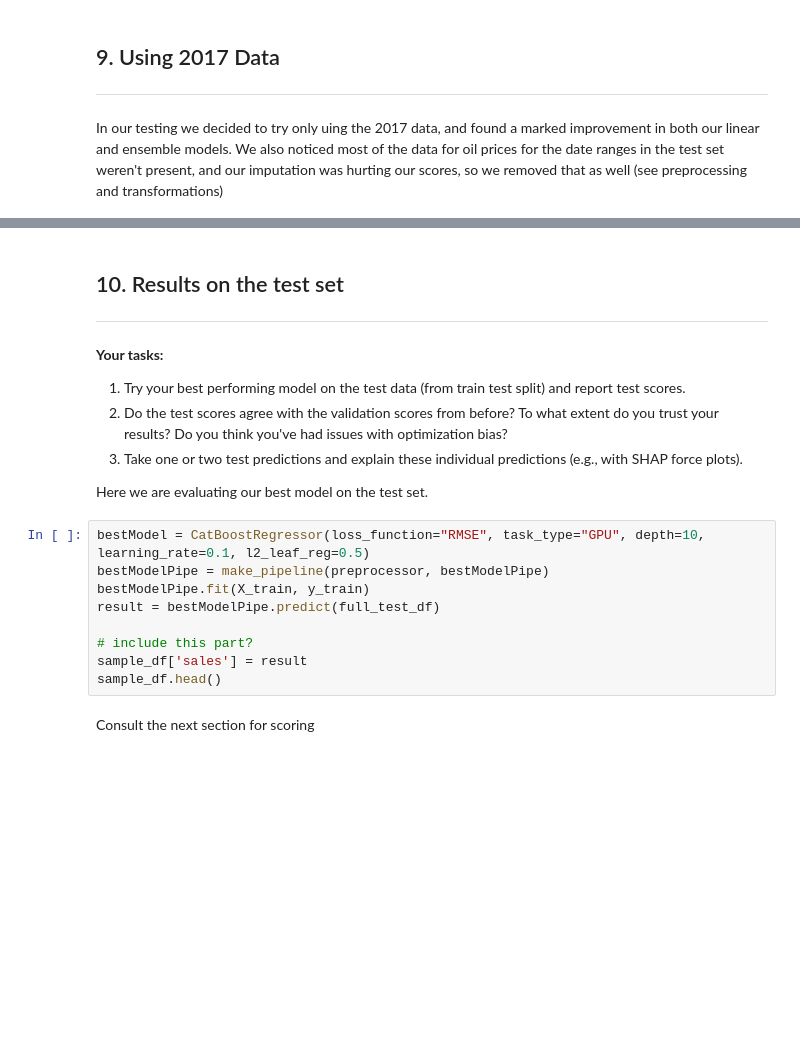
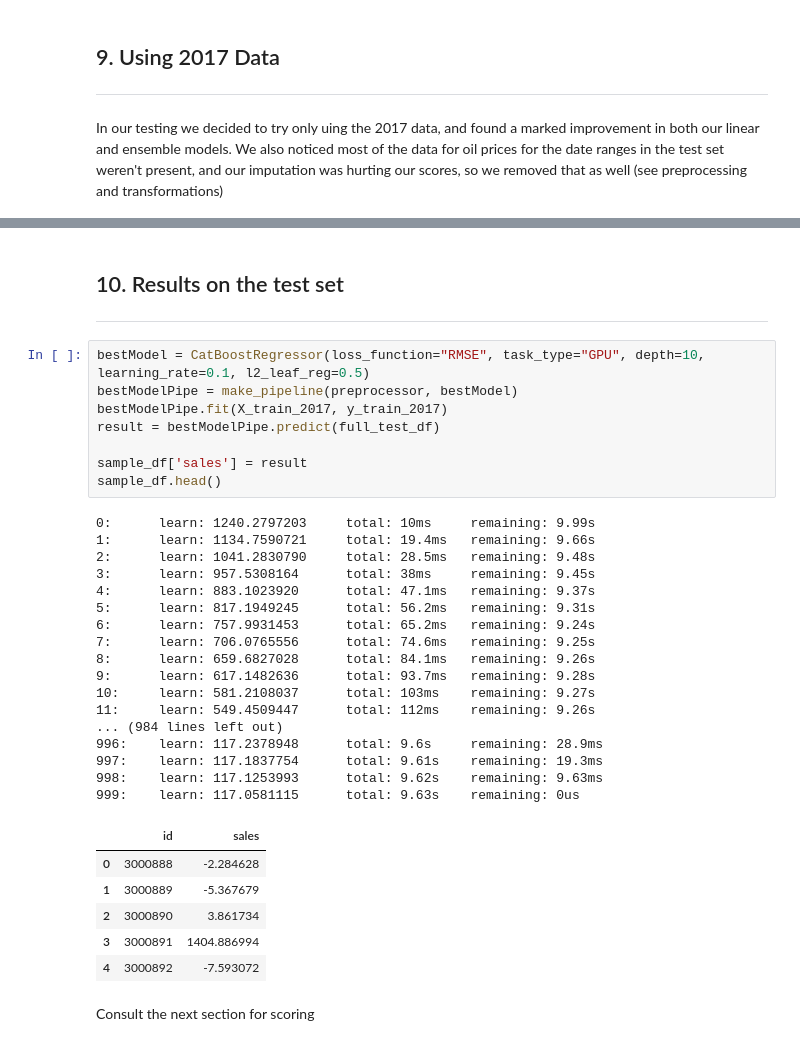
Before and after one commit to WizardRyan/Machine-Learning-Group-Project, a Jupyter notebook: TeamUndefinedFinalSubmission.ipynb, the cells around one changed output, grey strips where cells are left out. Drawn from its saved outputs; the diff is of its cells as text; blank space fills up the shorter version.

Commit message:
final report v1

```diff
--- a/TeamUndefinedFinalSubmission.ipynb
+++ b/TeamUndefinedFinalSubmission.ipynb
@@ -358,25 +544,40 @@ train_2017_df.head()
-# %% [markdown]
-<!-- BEGIN QUESTION -->
-
-## 10. Results on the test set <a name="10"></a>
-<hr>
-
-**Your tasks:**
-
-1. Try your best performing model on the test data (from train test split) and report test scores.
-2. Do the test scores agree with the validation scores from before? To what extent do you trust your results? Do you think you've had issues with optimization bias?
-3. Take one or two test predictions and explain these individual predictions (e.g., with SHAP force plots).
-
-Here we are evaluating our best model on the test set.
+# %% [markdown]
+<!-- BEGIN QUESTION -->
+
+## 10. Results on the test set <a name="10"></a>
+<hr>
 # %%
 bestModel = CatBoostRegressor(loss_function="RMSE", task_type="GPU", depth=10, learning_rate=0.1, l2_leaf_reg=0.5)
-bestModelPipe = make_pipeline(preprocessor, bestModelPipe)
-bestModelPipe.fit(X_train, y_train)
+bestModelPipe = make_pipeline(preprocessor, bestModel)
+bestModelPipe.fit(X_train_2017, y_train_2017)
 result = bestModelPipe.predict(full_test_df)
 
-# include this part?
 sample_df['sales'] = result
 sample_df.head()
+# %% [output]
+0:      learn: 1240.2797203     total: 10ms     remaining: 9.99s
+1:      learn: 1134.7590721     total: 19.4ms   remaining: 9.66s
+2:      learn: 1041.2830790     total: 28.5ms   remaining: 9.48s
+3:      learn: 957.5308164      total: 38ms     remaining: 9.45s
+4:      learn: 883.1023920      total: 47.1ms   remaining: 9.37s
+5:      learn: 817.1949245      total: 56.2ms   remaining: 9.31s
+6:      learn: 757.9931453      total: 65.2ms   remaining: 9.24s
+7:      learn: 706.0765556      total: 74.6ms   remaining: 9.25s
+8:      learn: 659.6827028      total: 84.1ms   remaining: 9.26s
+9:      learn: 617.1482636      total: 93.7ms   remaining: 9.28s
+10:     learn: 581.2108037      total: 103ms    remaining: 9.27s
+11:     learn: 549.4509447      total: 112ms    remaining: 9.26s
+... (984 lines left out)
+996:    learn: 117.2378948      total: 9.6s     remaining: 28.9ms
+997:    learn: 117.1837754      total: 9.61s    remaining: 19.3ms
+998:    learn: 117.1253993      total: 9.62s    remaining: 9.63ms
+999:    learn: 117.0581115      total: 9.63s    remaining: 0us
+|  | id | sales |
+| 0 | 3000888 | -2.284628 |
+| 1 | 3000889 | -5.367679 |
+| 2 | 3000890 | 3.861734 |
+| 3 | 3000891 | 1404.886994 |
+| 4 | 3000892 | -7.593072 |
 # %% [markdown]
 Consult the next section for scoring
 # %% [markdown]
```
Also changed, not shown: parts of 14 cells of this notebook.
